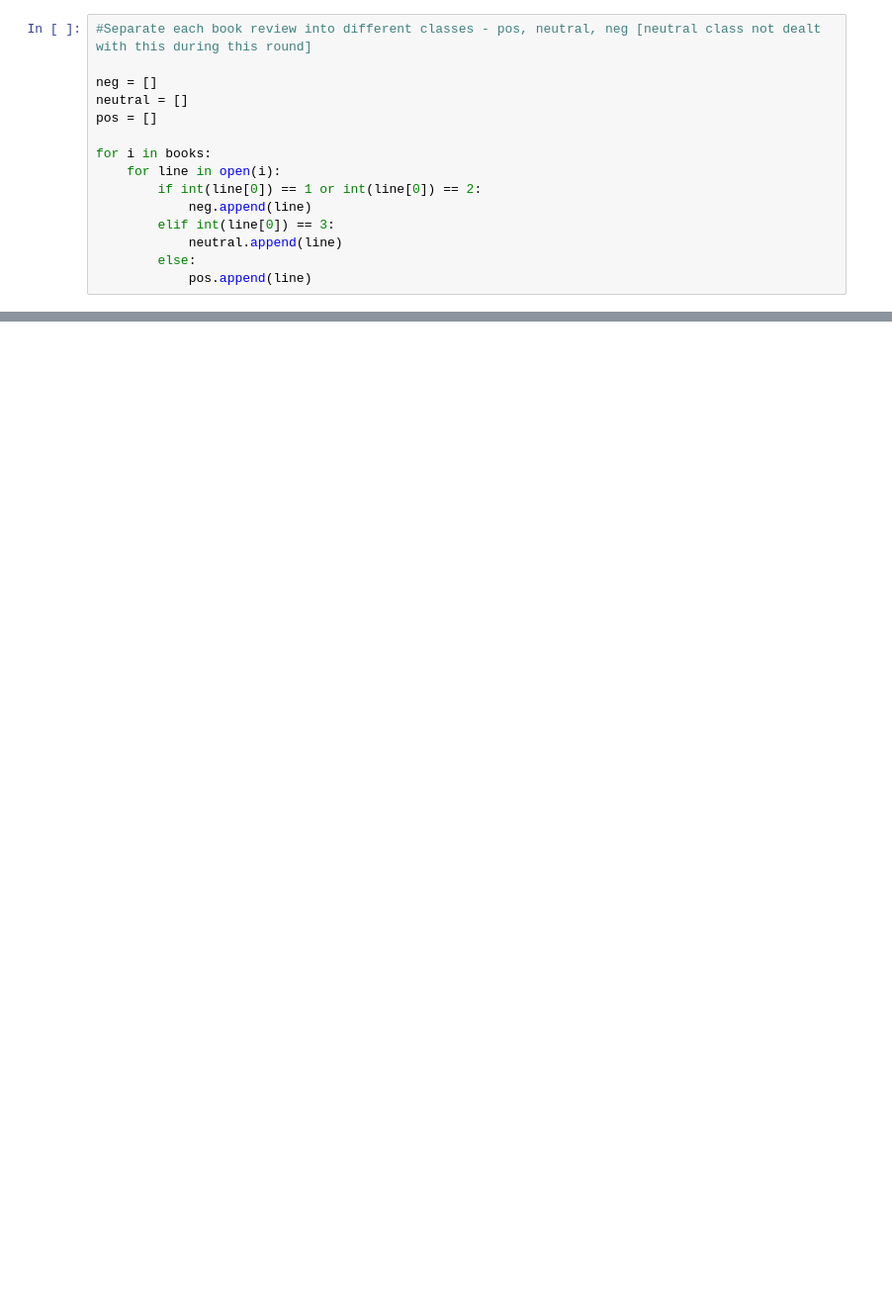
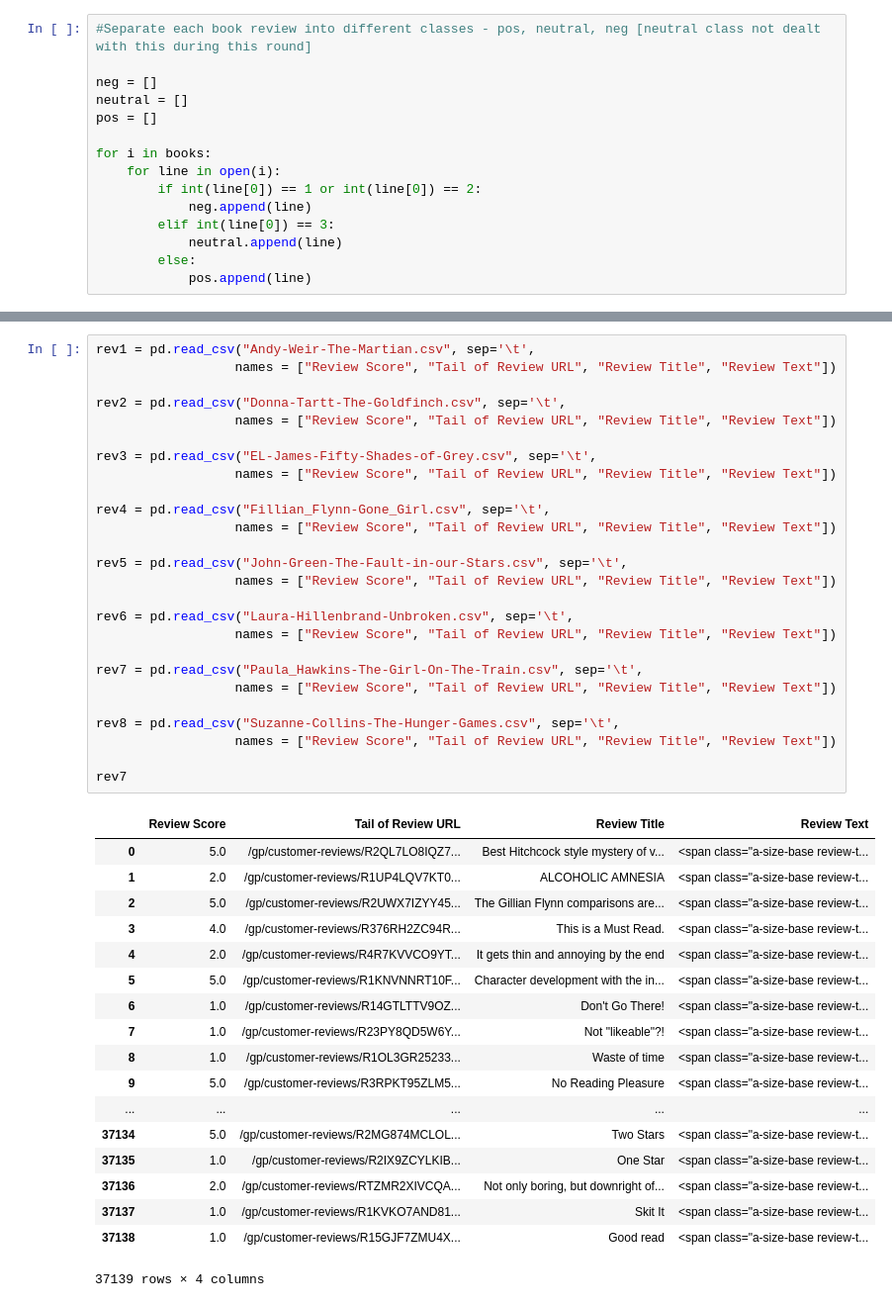
Before and after one commit to mindyng/Springboard-DSCT, a Jupyter notebook: Sentiment Analysis - Supervised Learning.ipynb, the cells around one changed output, grey strips where cells are left out. Shown at 99% size. Drawn from its saved outputs; the diff is of its cells as text; blank space fills up the shorter version.

```diff
--- a/Sentiment Analysis - Supervised Learning.ipynb
+++ b/Sentiment Analysis - Supervised Learning.ipynb
@@ -96,0 +54,45 @@ classifier.show_most_informative_features()
+# %%
+rev1 = pd.read_csv("Andy-Weir-The-Martian.csv", sep='\t',
+                  names = ["Review Score", "Tail of Review URL", "Review Title", "Review Text"])
+
+rev2 = pd.read_csv("Donna-Tartt-The-Goldfinch.csv", sep='\t',
+                  names = ["Review Score", "Tail of Review URL", "Review Title", "Review Text"])
+
+rev3 = pd.read_csv("EL-James-Fifty-Shades-of-Grey.csv", sep='\t',
+                  names = ["Review Score", "Tail of Review URL", "Review Title", "Review Text"])
+
+rev4 = pd.read_csv("Fillian_Flynn-Gone_Girl.csv", sep='\t',
+                  names = ["Review Score", "Tail of Review URL", "Review Title", "Review Text"])
+
+rev5 = pd.read_csv("John-Green-The-Fault-in-our-Stars.csv", sep='\t',
+                  names = ["Review Score", "Tail of Review URL", "Review Title", "Review Text"])
+
+rev6 = pd.read_csv("Laura-Hillenbrand-Unbroken.csv", sep='\t',
+                  names = ["Review Score", "Tail of Review URL", "Review Title", "Review Text"])
+
+rev7 = pd.read_csv("Paula_Hawkins-The-Girl-On-The-Train.csv", sep='\t',
+                  names = ["Review Score", "Tail of Review URL", "Review Title", "Review Text"])
+
+rev8 = pd.read_csv("Suzanne-Collins-The-Hunger-Games.csv", sep='\t',
+                  names = ["Review Score", "Tail of Review URL", "Review Title", "Review Text"])
+
+rev7
+# %% [output]
+|  | Review Score | Tail of Review URL | Review Title | Review Text |
+| 0 | 5.0 | /gp/customer-reviews/R2QL7LO8IQZ7... | Best Hitchcock style mystery of v... | <span class="a-size-base review-t... |
+| 1 | 2.0 | /gp/customer-reviews/R1UP4LQV7KT0... | ALCOHOLIC AMNESIA | <span class="a-size-base review-t... |
+| 2 | 5.0 | /gp/customer-reviews/R2UWX7IZYY45... | The Gillian Flynn comparisons are... | <span class="a-size-base review-t... |
+| 3 | 4.0 | /gp/customer-reviews/R376RH2ZC94R... | This is a Must Read. | <span class="a-size-base review-t... |
+| 4 | 2.0 | /gp/customer-reviews/R4R7KVVCO9YT... | It gets thin and annoying by the end | <span class="a-size-base review-t... |
+| 5 | 5.0 | /gp/customer-reviews/R1KNVNNRT10F... | Character development with the in... | <span class="a-size-base review-t... |
+| 6 | 1.0 | /gp/customer-reviews/R14GTLTTV9OZ... | Don't Go There! | <span class="a-size-base review-t... |
+| 7 | 1.0 | /gp/customer-reviews/R23PY8QD5W6Y... | Not "likeable"?! | <span class="a-size-base review-t... |
+| 8 | 1.0 | /gp/customer-reviews/R1OL3GR25233... | Waste of time | <span class="a-size-base review-t... |
+| 9 | 5.0 | /gp/customer-reviews/R3RPKT95ZLM5... | No Reading Pleasure | <span class="a-size-base review-t... |
+| ... | ... | ... | ... | ... |
+| 37134 | 5.0 | /gp/customer-reviews/R2MG874MCLOL... | Two Stars | <span class="a-size-base review-t... |
+| 37135 | 1.0 | /gp/customer-reviews/R2IX9ZCYLKIB... | One Star | <span class="a-size-base review-t... |
+| 37136 | 2.0 | /gp/customer-reviews/RTZMR2XIVCQA... | Not only boring, but downright of... | <span class="a-size-base review-t... |
+| 37137 | 1.0 | /gp/customer-reviews/R1KVKO7AND81... | Skit It | <span class="a-size-base review-t... |
+| 37138 | 1.0 | /gp/customer-reviews/R15GJF7ZMU4X... | Good read | <span class="a-size-base review-t... |
+37139 rows × 4 columns
```
Also changed, not shown: parts of 26 cells of this notebook.
